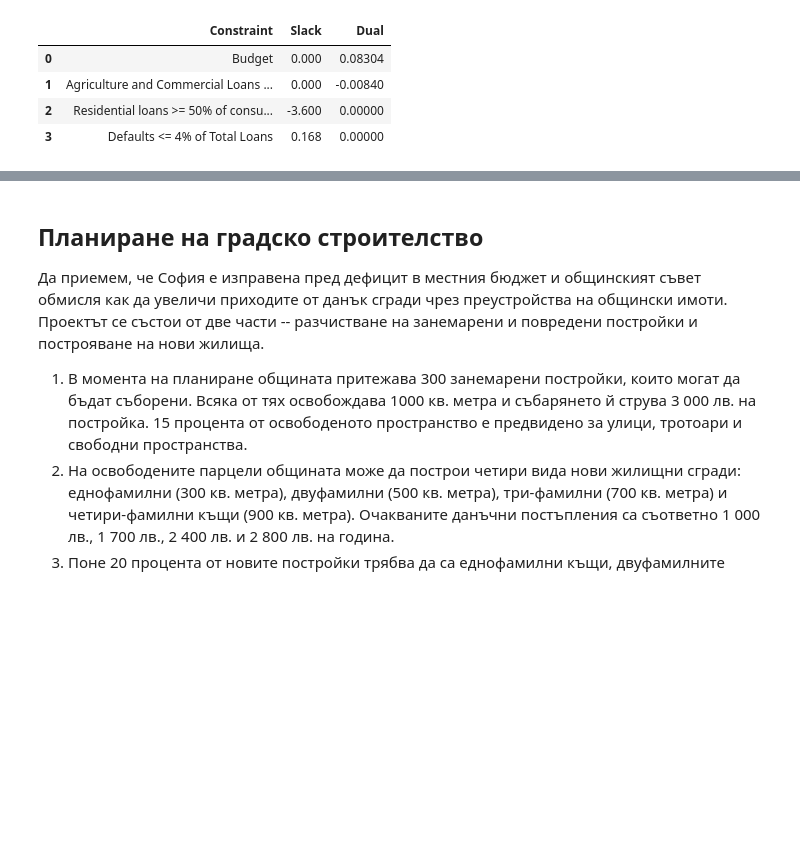
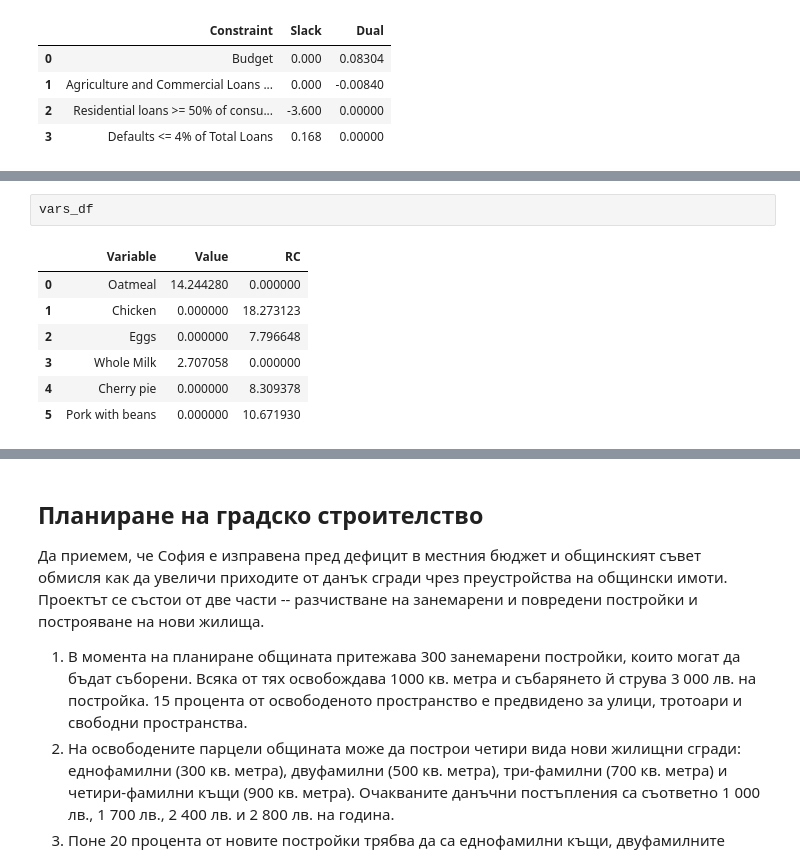
Before and after one commit to febse/opt2025, a Jupyter notebook: 00-Assignments/assignments.ipynb, the cells around one changed output, grey strips where cells are left out. Cells and saved outputs as stored; diff of their text form; blank space fills up the shorter version.

```diff
--- a/00-Assignments/assignments.ipynb
+++ b/00-Assignments/assignments.ipynb
@@ -194,0 +270,10 @@ constr_df
+# %%
+vars_df
+# %% [output]
+|  | Variable | Value | RC |
+| 0 | Oatmeal | 14.244280 | 0.000000 |
+| 1 | Chicken | 0.000000 | 18.273123 |
+| 2 | Eggs | 0.000000 | 7.796648 |
+| 3 | Whole Milk | 2.707058 | 0.000000 |
+| 4 | Cherry pie | 0.000000 | 8.309378 |
+| 5 | Pork with beans | 0.000000 | 10.671930 |
```
Also changed, not shown: parts of 9 cells of this notebook, 1 other file.
